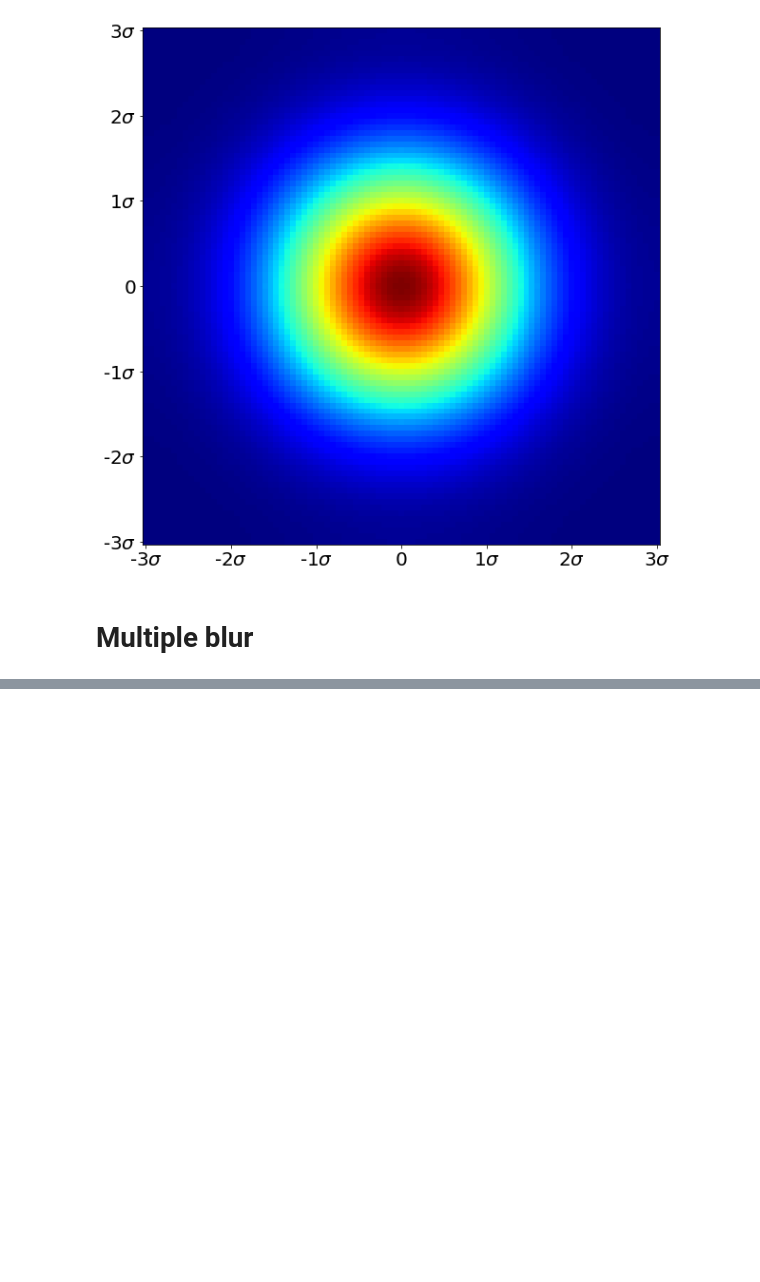
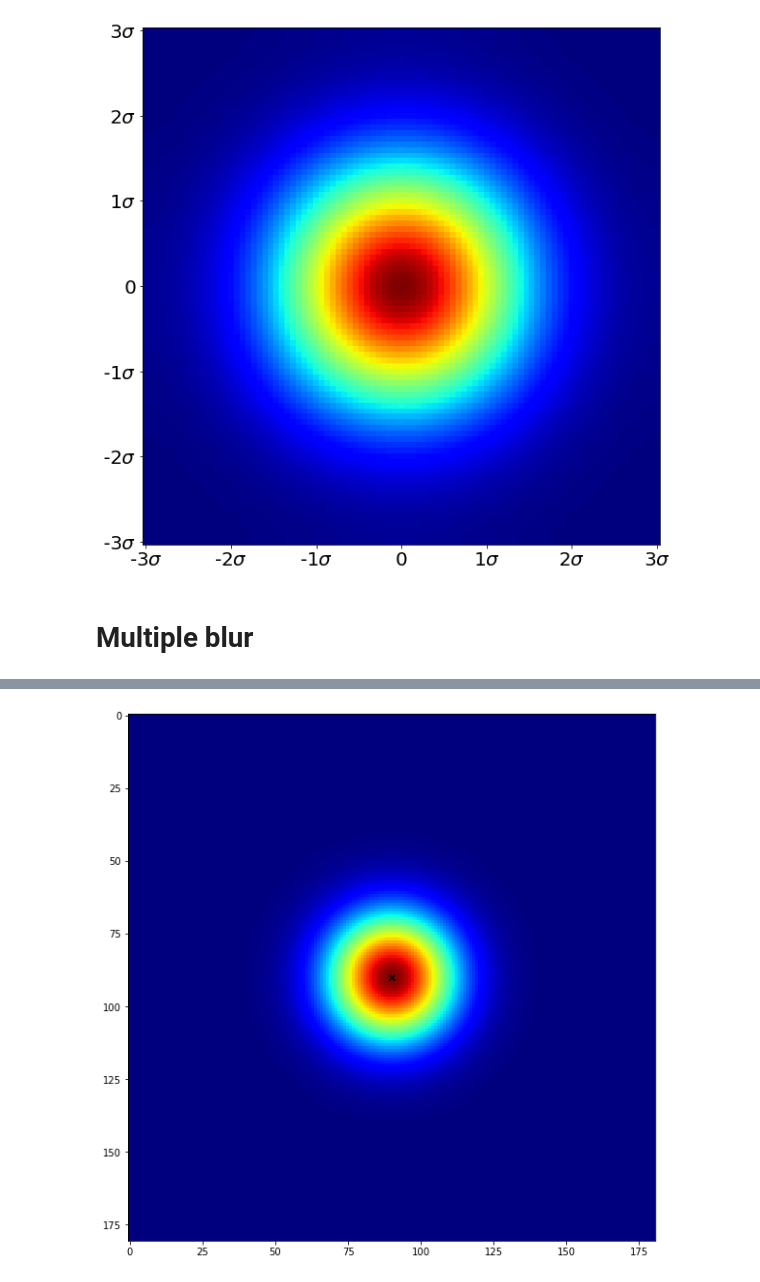
Before and after one commit to ttpro1995/study_notebook, a Jupyter notebook: gaussian_blur.ipynb, the cells around one changed output, grey strips where cells are left out. Saved outputs shown, nothing was run; the diff lists cells and outputs as text; code cells hidden in the pictures; blank space fills up the shorter version.

```diff
--- a/gaussian_blur.ipynb
+++ b/gaussian_blur.ipynb
@@ -60,0 +64,4 @@ m1[30, 30] = 1
+# %%
+m2 = np.zeros((181, 181))
+m2[90, 90] = 1
+m2_blur = scipy.ndimage.filters.gaussian_filter(m2, 15)
@@ -71,0 +85,4 @@ TypeError: scatter() missing 1 required positional argument: 'y'
+# %%
+plot_gaussian_blur_with_center_x(m2, m2_blur)
+# %% [output]
+[figure, added]
```
Also changed, not shown: parts of 7 cells of this notebook, 7 other files.
